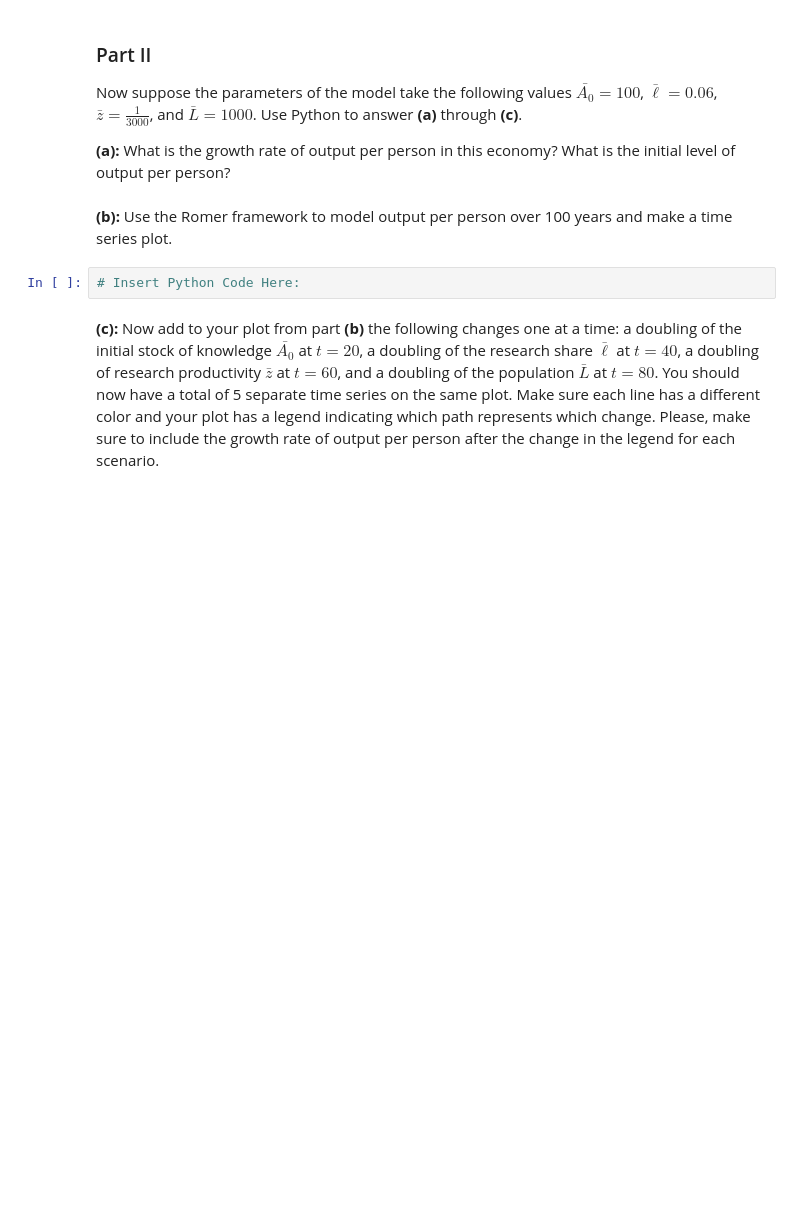
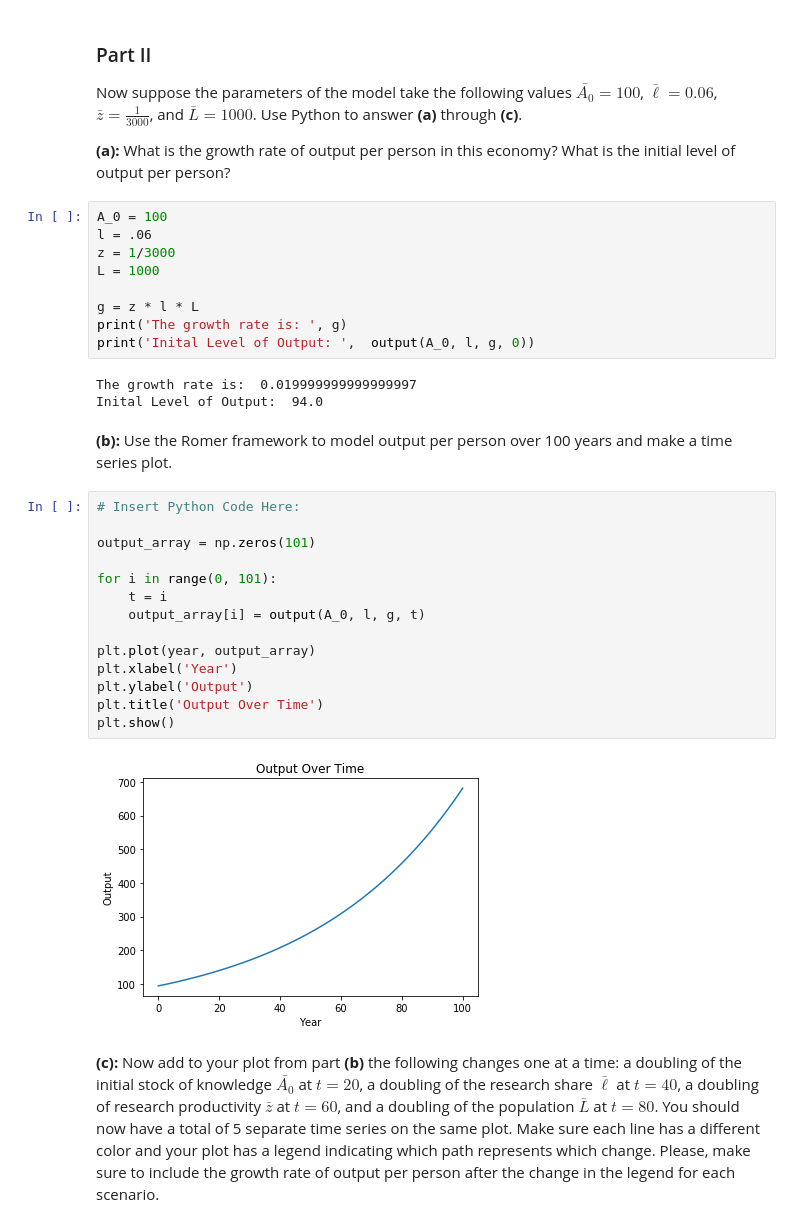
Before and after one commit to dylanjm/econ_381_development, a Jupyter notebook: solution_versions/chapter_06_solutions.ipynb, the cells around one changed output. Cells and saved outputs as stored; diff of their text form; blank space fills up the shorter version.

```diff
--- a/solution_versions/chapter_06_solutions.ipynb
+++ b/solution_versions/chapter_06_solutions.ipynb
@@ -62,9 +145,35 @@ Discuss:
 Now suppose the parameters of the model take the following values $\bar{A_0} = 100$, $\bar{\ell} = 0.06$, $\bar{z} = \frac{1}{3000}$, and $\bar{L} = 1000$. Use Python to answer __(a)__ through __(c)__.
 
 __(a):__ What is the growth rate of output per person in this economy? What is the initial level of output per person?
+# %%
+A_0 = 100
+l = .06
+z = 1/3000
+L = 1000
+
+g = z * l * L
+print('The growth rate is: ', g)
+print('Inital Level of Output: ',  output(A_0, l, g, 0))
+# %% [output]
+The growth rate is:  0.019999999999999997
+Inital Level of Output:  94.0
 # %% [markdown]
 __(b):__  Use the Romer framework to model output per person over 100 years and make a time series plot.
-# %%
-# Insert Python Code Here:
+# %%
+# Insert Python Code Here:
+
+output_array = np.zeros(101)
+
+for i in range(0, 101):
+    t = i
+    output_array[i] = output(A_0, l, g, t)
+
+plt.plot(year, output_array)
+plt.xlabel('Year')
+plt.ylabel('Output')
+plt.title('Output Over Time')
+plt.show()
+# %% [output]
+[figure, added]
 # %% [markdown]
 __(c):__ Now add to your plot from part __(b)__ the following changes one at a time: a doubling of the initial stock of knowledge $\bar{A_0}$ at $t=20$, a doubling of the research share $\bar{\ell}$ at $t=40$, a doubling of research productivity $\bar{z}$ at $t=60$, and a doubling of the population $\bar{L}$ at $t=80$. You should now have a total of 5 separate time series on the same plot. Make sure each line has a different color and your plot has a legend indicating which path represents which change. Please, make sure to include the growth rate of output per person after the change in the legend for each scenario.
```
Also changed, not shown: parts of 17 cells of this notebook, 1 other file.
